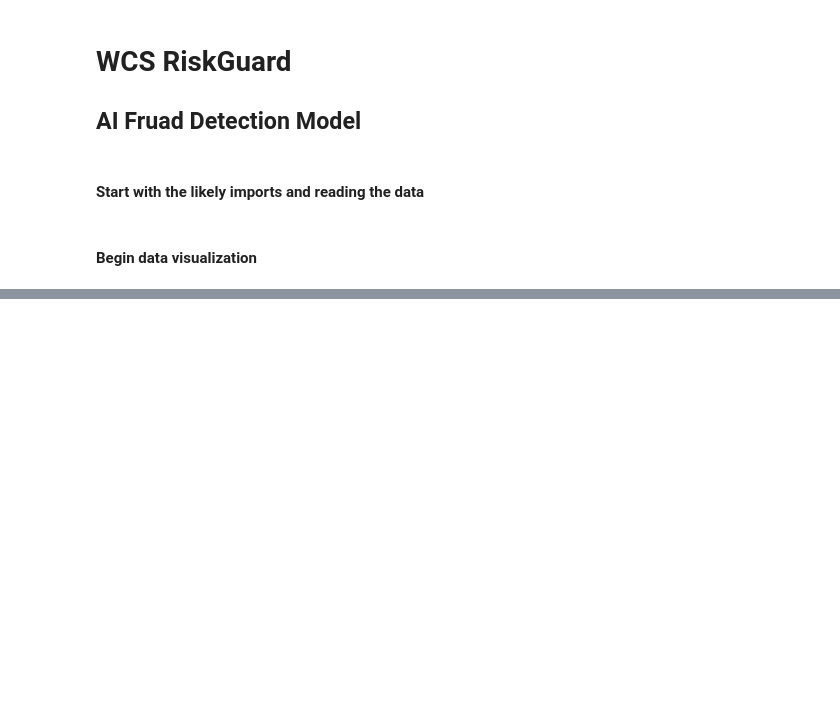
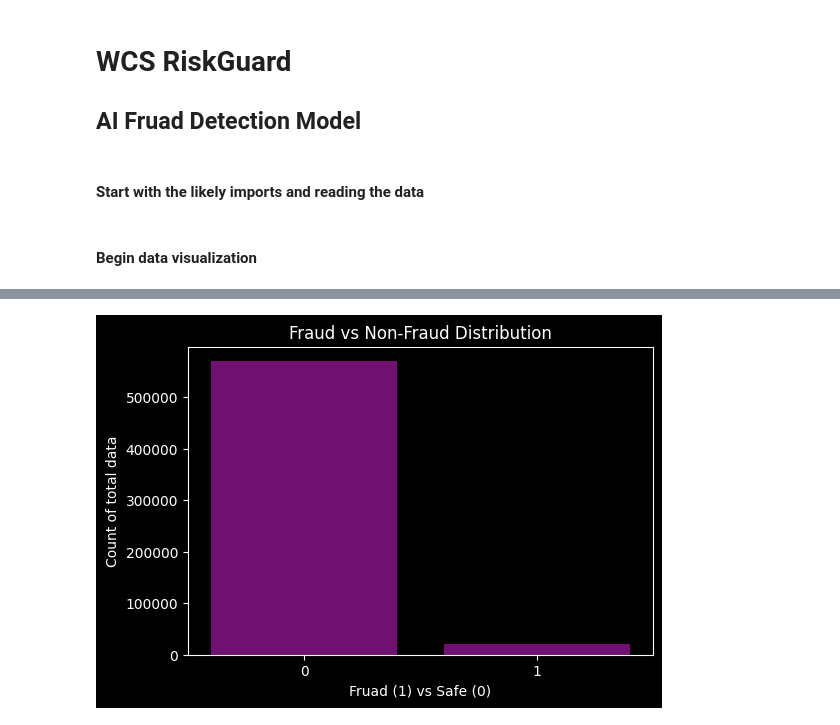
Before and after one commit to EJO72/RiskGuard, a Jupyter notebook: ModelNotebook.ipynb, the cells around one changed output, grey strips where cells are left out. Drawn from its saved outputs; the diff is of its cells as text; code cells hidden in the pictures; blank space fills up the shorter version.

Commit message:
Added visualizations

```diff
--- a/ModelNotebook.ipynb
+++ b/ModelNotebook.ipynb
@@ -46,0 +43,14 @@ Train Data Overview:
+# %%
+plt.style.use('dark_background')
+
+# heatmap for the is fruad
+plt.figure(figsize=(6, 4))
+sns.countplot(x='isFraud', data=train_data, color='purple')
+plt.ylabel('Count of total data', color='white')
+plt.xlabel('Fruad (1) vs Safe (0)', color='white')
+plt.title("Fraud vs Non-Fraud Distribution", color='white')
+plt.xticks(color='white')
+plt.yticks(color='white')
+plt.show()
+# %% [output]
+[figure, added]
```
Also changed, not shown: parts of 3 cells of this notebook, 2 other files.
